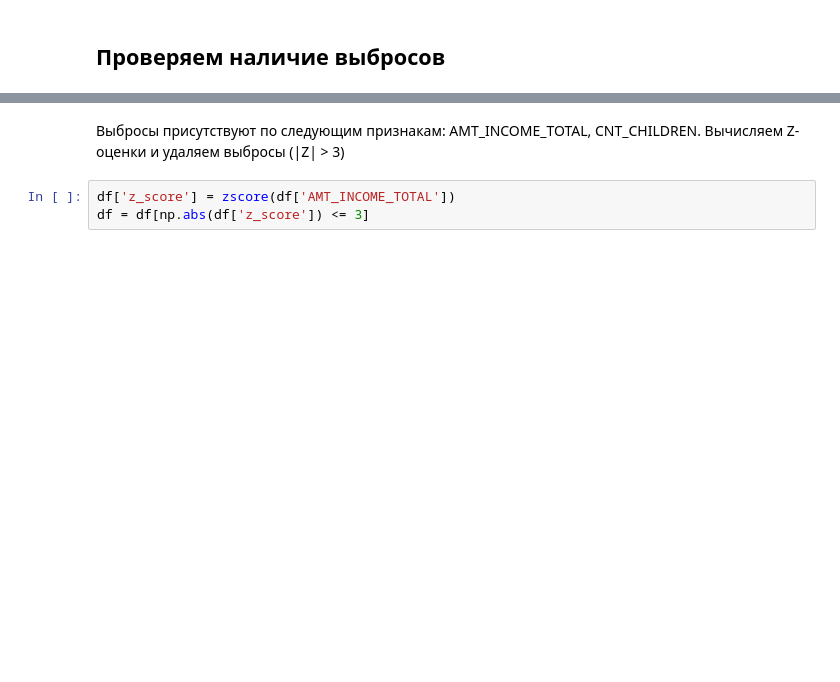
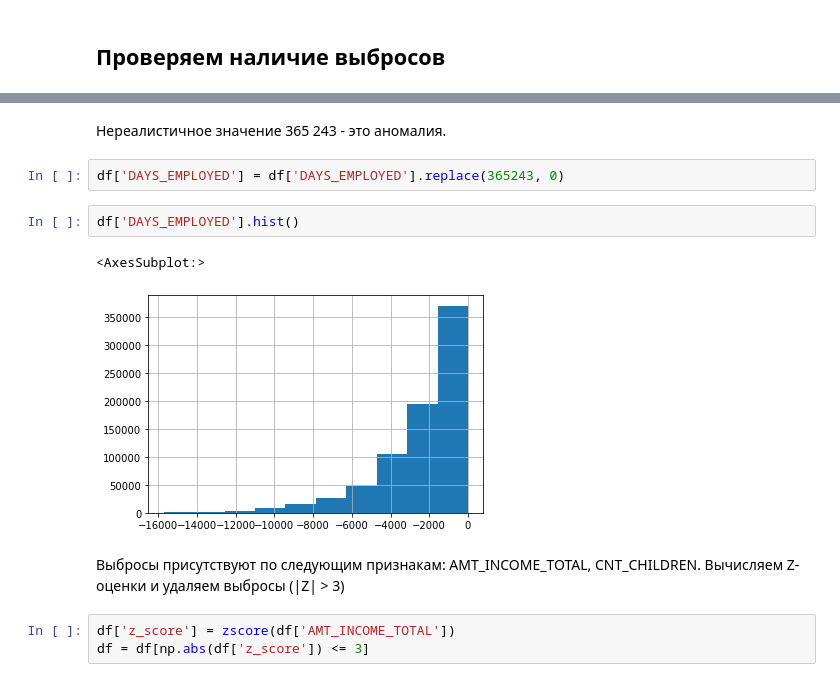
Before and after one commit to lazuraim/Credit-Scoring, a Jupyter notebook: credit_scoring.ipynb, the cells around one changed output, grey strips where cells are left out. Drawn from its saved outputs; the diff is of its cells as text; blank space fills up the shorter version.

```diff
--- a/credit_scoring.ipynb
+++ b/credit_scoring.ipynb
@@ -225,3 +200,12 @@ dtype: float64
+# %% [markdown]
+Нереалистичное значение 365 243 - это аномалия.
+# %%
+df['DAYS_EMPLOYED'] = df['DAYS_EMPLOYED'].replace(365243, 0)
+# %%
+df['DAYS_EMPLOYED'].hist()
+# %% [output]
+<AxesSubplot:>
+[figure, added]
 # %% [markdown]
 Выбросы присутствуют по следующим признакам: AMT_INCOME_TOTAL, CNT_CHILDREN. Вычисляем Z-оценки и удаляем выбросы (|Z| > 3)
 # %%
```
Also changed, not shown: parts of 30 cells of this notebook.
